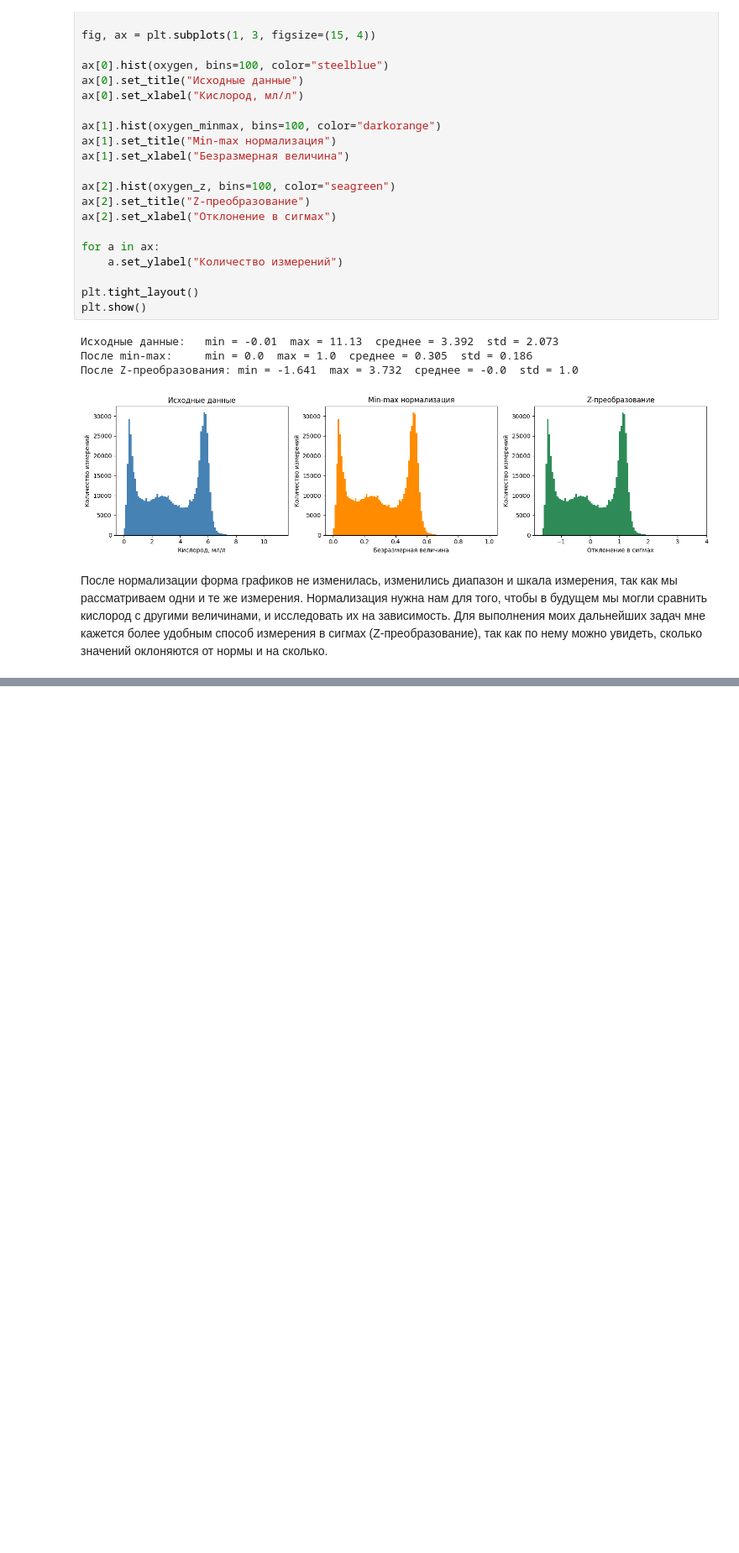
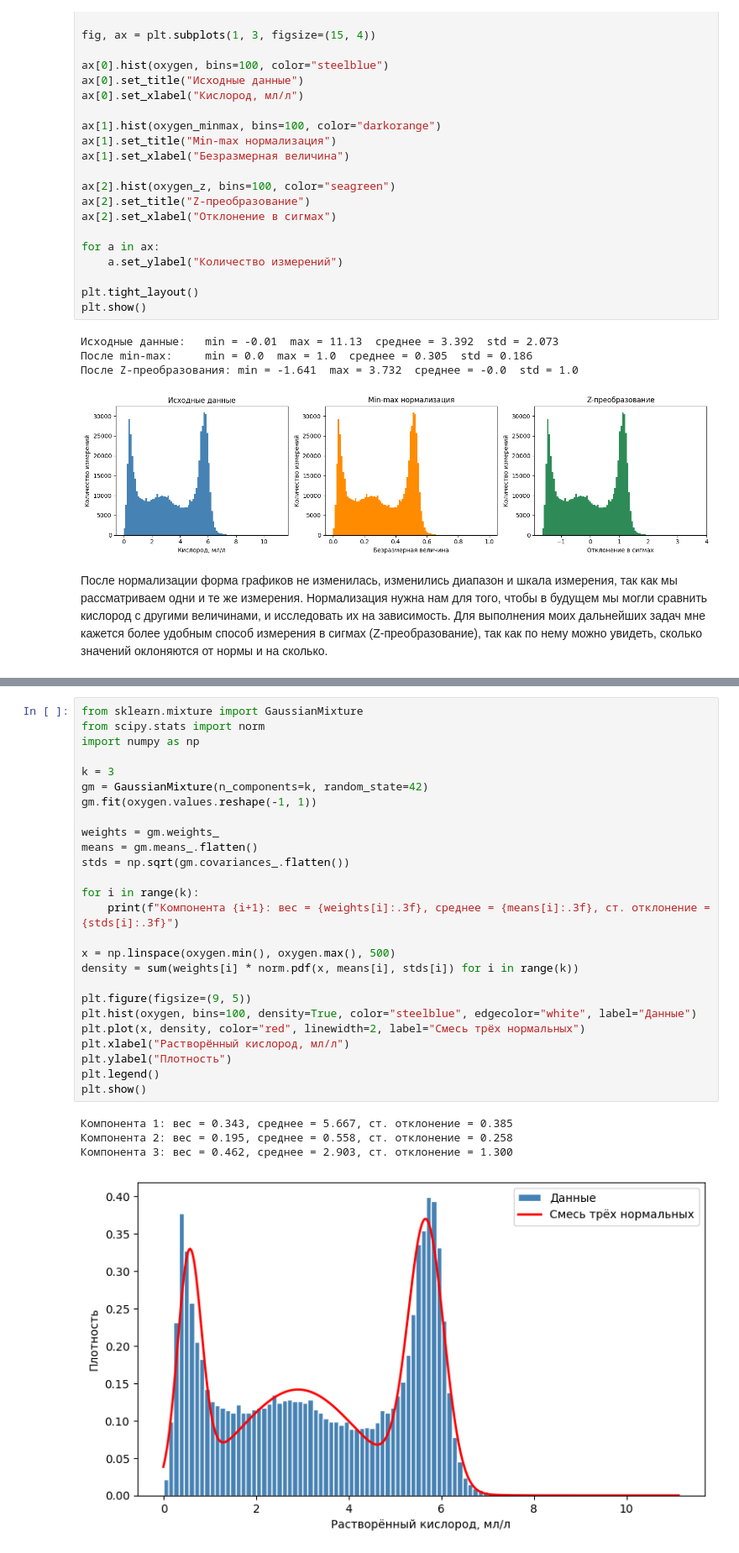
Before and after one commit to recxdivist/ocean_lab, a Jupyter notebook: Lab01_oxygen.ipynb, the cells around one changed output, grey strips where cells are left out. Shown at 84% size. Saved outputs shown, nothing was run; the diff lists cells and outputs as text; blank space fills up the shorter version.

```diff
--- a/Lab01_oxygen.ipynb
+++ b/Lab01_oxygen.ipynb
@@ -261,0 +283,31 @@ plt.show()
+# %%
+from sklearn.mixture import GaussianMixture
+from scipy.stats import norm
+import numpy as np
+
+k = 3
+gm = GaussianMixture(n_components=k, random_state=42)
+gm.fit(oxygen.values.reshape(-1, 1))
+
+weights = gm.weights_
+means = gm.means_.flatten()
+stds = np.sqrt(gm.covariances_.flatten())
+
+for i in range(k):
+    print(f"Компонента {i+1}: вес = {weights[i]:.3f}, среднее = {means[i]:.3f}, ст. отклонение = {stds[i]:.3f}")
+
+x = np.linspace(oxygen.min(), oxygen.max(), 500)
+density = sum(weights[i] * norm.pdf(x, means[i], stds[i]) for i in range(k))
+
+plt.figure(figsize=(9, 5))
+plt.hist(oxygen, bins=100, density=True, color="steelblue", edgecolor="white", label="Данные")
+plt.plot(x, density, color="red", linewidth=2, label="Смесь трёх нормальных")
+plt.xlabel("Растворённый кислород, мл/л")
+plt.ylabel("Плотность")
+plt.legend()
+plt.show()
+# %% [output]
+Компонента 1: вес = 0.343, среднее = 5.667, ст. отклонение = 0.385
+Компонента 2: вес = 0.195, среднее = 0.558, ст. отклонение = 0.258
+Компонента 3: вес = 0.462, среднее = 2.903, ст. отклонение = 1.300
+[figure, added]
```
Also changed, not shown: parts of 3 cells of this notebook.
